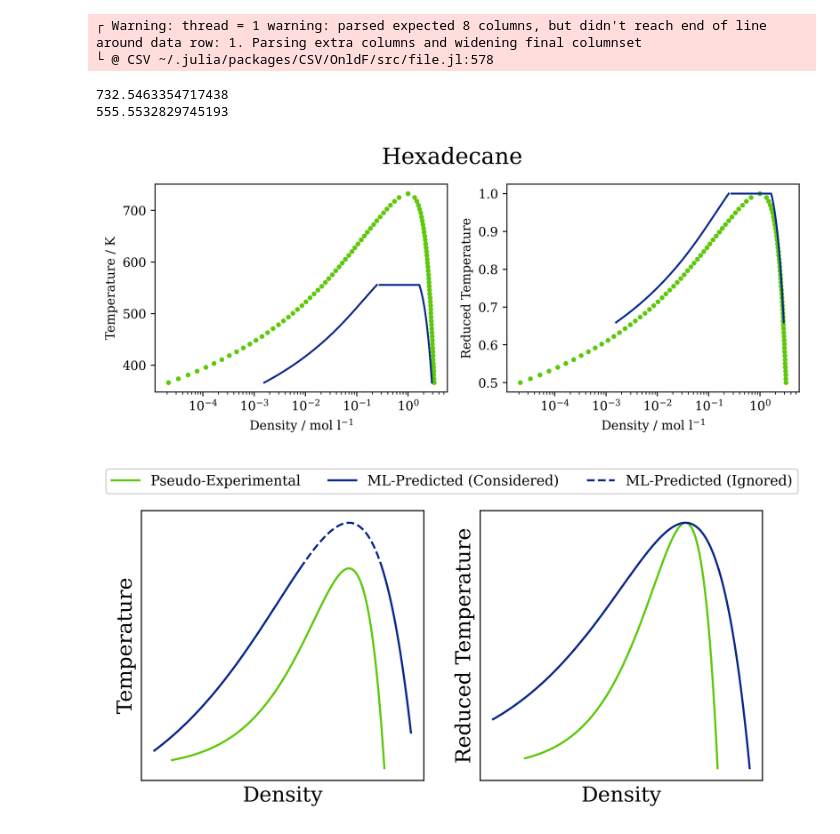
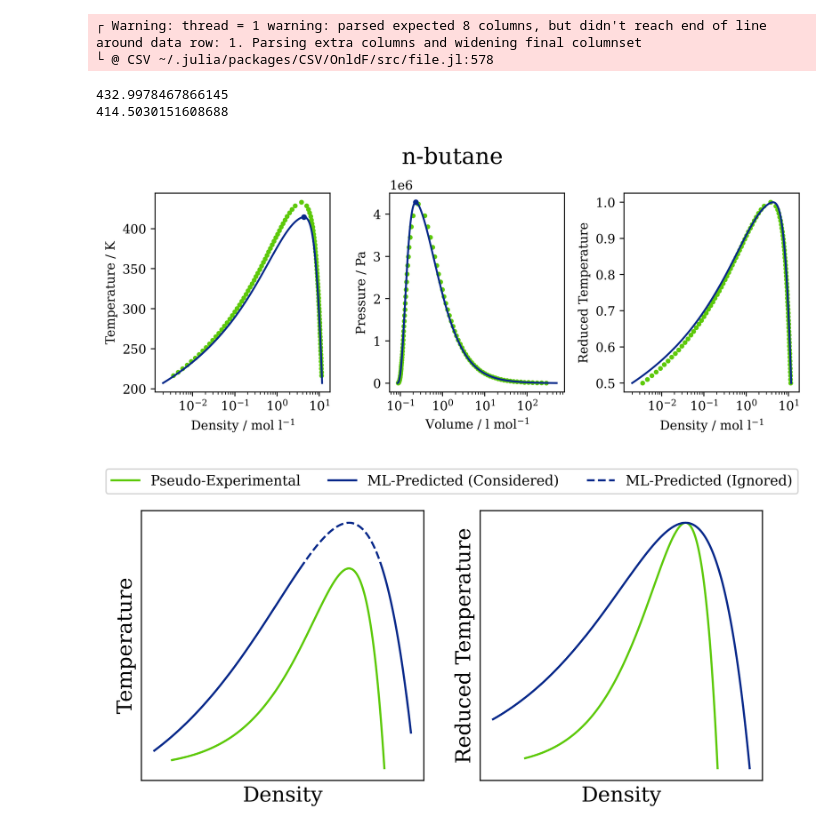
Before and after one commit to lucpaoli/SAFT_ML, a Jupyter notebook: special_thingy_params/plot.ipynb, the cells around one changed output. Saved outputs shown, nothing was run; the diff lists cells and outputs as text; code cells hidden in the pictures.

Commit message:
updated phase envelope plots

```diff
--- a/special_thingy_params/plot.ipynb
+++ b/special_thingy_params/plot.ipynb
@@ -14,7 +14,7 @@ pcp_source_params = CSV.read("../pcpsaft_params/training_data.csv", DataFrame, h
 # %%
 # header = ["epoch", "species", "Mw", "m", "σ", "λ_a", "λ_r", "ϵ"]
 
-raw_params = CSV.read("../jobs/20_more_PRE/6_ger_interlaced_strat1_lamr_25_eps_350_notrim_5e-6/params_log.csv", DataFrame, header=1)
+raw_params = CSV.read("../jobs/23_updated_Clapeyron/1_clip_points/params_log.csv", DataFrame, header=1)
 
 # Set this to zero to analyze all epochs, and a natural number n for the last n epochs
 
@@ -92,9 +92,9 @@ end
 processed_data = sort(processed_data, :Mw);
 # println(num_epochs_plotting)
 # %%
-test_species = "hexadecane"
-# test_species = "2,2,4,4,6,8,8-Heptamethylnonane"
-processed_data_test_species = filter(row -> row.species == test_species, processed_data);
+test_species = "n-butane"
+# test_species = "2,2,4,4,6,8,8-heptamethylnonane"
+processed_data_test_species = filter(row -> row.species == lowercase(test_species), processed_data);
 processed_data_test_species;
 # %%
 # Plot source pcp saft and saft-vr mie regressed parameter phase envelope (over given temperature range)
@@ -107,17 +107,21 @@ println(Tc_pcp)
 
 v_liq_range_pcp = []
 v_vap_range_pcp = []
+p_range_pcp = []
 v_liq_range_vrmie = []
 v_vap_range_vrmie = []
+p_range_vrmie = []
 
 for T in T_range_pcp
     (p_sat, v_liq_sat, v_vap_sat) = saturation_pressure(pcp_model, T)
     push!(v_liq_range_pcp, v_liq_sat)
     push!(v_vap_range_pcp, v_vap_sat)
+    push!(p_range_pcp,p_sat)
 end
 
 rho_pcp = 1e-3 ./ vcat(v_liq_range_pcp, Vc_pcp, v_vap_range_pcp)
 T_range_pcp_plot = vcat(T_range_pcp, Tc_pcp, T_range_pcp)
+P_range_pcp_plot = vcat(p_range_pcp, pc_pcp, p_range_pcp)
 
 Mw_test_species = processed_data_test_species[1,:Mw]
 m_test_species = processed_data_test_species[1,:m][end]
@@ -128,11 +132,13 @@ m_test_species = processed_data_test_species[1,:m][end]
 
 vrmie_model = make_model(Mw_test_species, m_test_species, σ_test_species, λ_a_test_species, λ_r_test_species, ϵ_test_species)
 
-Tc_vrmie, pc_vrmie, Vc_vrmie = crit_pure(vrmie_model)
+Tc0 = BigFloat.(Clapeyron.x0_crit_pure(vrmie_model))
+options = Clapeyron.NEqOptions(maxiter=20_000)
+Tc_vrmie, pc_vrmie, Vc_vrmie = Float64.(crit_pure(vrmie_model, Tc0; options=options))
 
 println(Tc_vrmie)
 
-T_range_vrmie = collect(range(0.5 * Tc_pcp, Tc_vrmie, 2000))
+T_range_vrmie = collect(range(0.5 * Tc_vrmie, Tc_vrmie, 2000))
 
 for T in T_range_vrmie
     if isempty(v_liq_range_vrmie)
@@ -144,6 +150,7 @@ for T in T_range_vrmie
     # (p_sat, v_liq_sat, v_vap_sat) = saturation_pressure(vrmie_model, T)
     push!(v_liq_range_vrmie, v_liq_sat)
     push!(v_vap_range_vrmie, v_vap_sat)
+    push!(p_range_vrmie, p_sat)
 end
 
 v_range_plot = vcat(v_vap_range_vrmie, Vc_vrmie, v_liq_range_vrmie)
@@ -154,46 +161,61 @@ rho_vrmie_vap = 1e-3 ./ vcat(v_vap_range_vrmie)
 index_cutoff = argmin(abs.(T_range_vrmie .- Tc_pcp))
 
 plt.figure(figsize=(8, 6), dpi=400)
 
 matplotlib.font_manager[:findfont]("DejaVu Serif") !== nothing || PyCall.pyimport_conda("matplotlib", "matplotlib", "conda-forge")
 rc("font", family="DejaVu Serif")
 
-figure_1, axes_1 = plt.subplots(1,2, figsize=(8, 3.5), dpi=400)
-figure_1.suptitle("Hexadecane", fontsize=18,y=0.95)
+figure_1, axes_1 = plt.subplots(1,3, figsize=(8, 3.5), dpi=400)
+figure_1.suptitle(test_species, fontsize=18,y=0.95)
 
 axes_1[1].scatter(rho_pcp, T_range_pcp_plot, color="#5dc90a",s=8)
+axes_1[1].scatter(1e-3/Vc_vrmie, Tc_vrmie, color="#08298a",s=12)
 
-# axes_1[1].plot(rho_vrmie_liq[1:index_cutoff-1], vcat(T_range_vrmie, Tc_vrmie)[1:index_cutoff-1],color="#08298a")
-# axes_1[1].plot(rho_vrmie_liq[index_cutoff:end], vcat(T_range_vrmie, Tc_vrmie)[index_cutoff:end],color="#08298a","--")
+axes_1[1].plot(rho_vrmie_liq[1:index_cutoff-1], vcat(T_range_vrmie, Tc_vrmie)[1:index_cutoff-1],color="#08298a")
+axes_1[1].plot(rho_vrmie_liq[index_cutoff:end], vcat(T_range_vrmie, Tc_vrmie)[index_cutoff:end],color="#08298a","--")
 
-# axes_1[1].plot(rho_vrmie_vap[1:index_cutoff-1], T_range_vrmie[1:index_cutoff-1],color="#08298a")
-# axes_1[1].plot(rho_vrmie_vap[index_cutoff:end], T_range_vrmie[index_cutoff:end],color="#08298a","--")
+axes_1[1].plot(rho_vrmie_vap[1:index_cutoff-1], T_range_vrmie[1:index_cutoff-1],color="#08298a")
+axes_1[1].plot(rho_vrmie_vap[index_cutoff:end], T_range_vrmie[index_cutoff:end],color="#08298a","--")
 
-axes_1[1].plot(rho_vrmie_liq, vcat(T_range_vrmie, Tc_vrmie),color="#08298a")
-axes_1[1].plot(rho_vrmie_vap, T_range_vrmie,color="#08298a")
+# axes_1[1].plot(rho_vrmie_liq, vcat(T_range_vrmie, Tc_vrmie),color="#08298a")
+# axes_1[1].plot(rho_vrmie_vap, T_range_vrmie,color="#08298a")
 
-axes_1[2].scatter(rho_pcp, T_range_pcp_plot ./Tc_pcp, color="#5dc90a",s=8)
-axes_1[2].plot(rho_vrmie_liq, vcat(T_range_vrmie, Tc_vrmie) ./Tc_vrmie,color="#08298a")
-axes_1[2].plot(rho_vrmie_vap, T_range_vrmie ./Tc_vrmie,color="#08298a")
+axes_1[2].scatter(1 ./rho_pcp, P_range_pcp_plot, color="#5dc90a",s=8)
+axes_1[2].scatter(Vc_vrmie / 1e-3, pc_vrmie, color="#08298a",s=12)
+
+axes_1[2].plot(1 ./rho_vrmie_liq, vcat(p_range_vrmie, pc_vrmie),color="#08298a")
+axes_1[2].plot(1 ./rho_vrmie_vap, p_range_vrmie,color="#08298a")
+
+axes_1[3].scatter(rho_pcp, T_range_pcp_plot ./Tc_pcp, color="#5dc90a",s=8)
+axes_1[3].plot(rho_vrmie_liq, vcat(T_range_vrmie, Tc_vrmie) ./Tc_vrmie,color="#08298a")
+axes_1[3].plot(rho_vrmie_vap, T_range_vrmie ./Tc_vrmie,color="#08298a")
 
 axes_1[1].set_xscale("log")
 # axes_1[1].set_xticks([10^-3, 10^-2, 10^-1, 10^0, 10^1, 10^2])
 # axes_1[1].set_yticks(range(150,400,6))
 # axes_1[1].set_ylim([150,400])
 # axes_1[1].set_xlim([10^-3,10^2])
 axes_1[1].set_xlabel(L"Density / mol l$\mathregular{^{-1}}$")
 axes_1[1].set_ylabel("Temperature / K")
 
 axes_1[2].set_xscale("log")
+# axes_1[1].set_xticks([10^-3, 10^-2, 10^-1, 10^0, 10^1, 10^2])
+# axes_1[1].set_yticks(range(150,400,6))
+# axes_1[1].set_ylim([150,400])
+# axes_1[1].set_xlim([10^-3,10^2])
+axes_1[2].set_xlabel(L"Volume / l mol$\mathregular{^{-1}}$")
+axes_1[2].set_ylabel("Pressure / Pa")
+
+axes_1[3].set_xscale("log")
 # axes_1[2].set_xticks([10^-3, 10^-2, 10^-1, 10^0, 10^1, 10^2])
 # axes_1[2].set_yticks([0.5, 0.6, 0.7, 0.8, 0.9, 1.0])
 # axes_1[2].set_ylim([0.5,1.05])
 # axes_1[2].set_xlim([10^-3,10^2])
-axes_1[2].set_xlabel(L"Density / mol l$\mathregular{^{-1}}$")
-axes_1[2].set_ylabel("Reduced Temperature")
+axes_1[3].set_xlabel(L"Density / mol l$\mathregular{^{-1}}$")
+axes_1[3].set_ylabel("Reduced Temperature")
 
 tight_layout()
 # %% [output]
-732.5463354717438
-555.5532829745193
+432.9978467866145
+414.5030151608688
-[figure, old version]
+[figure, new version]
```
Also changed, not shown: parts of 1 cell of this notebook, 2 other files.
